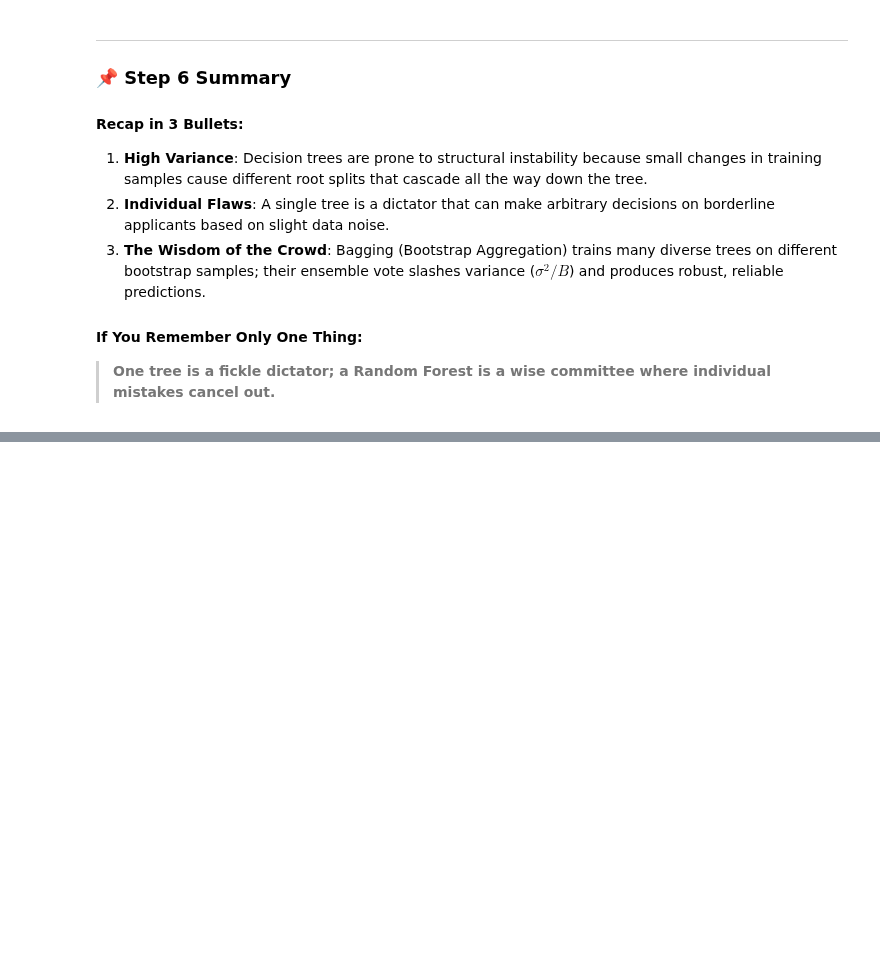
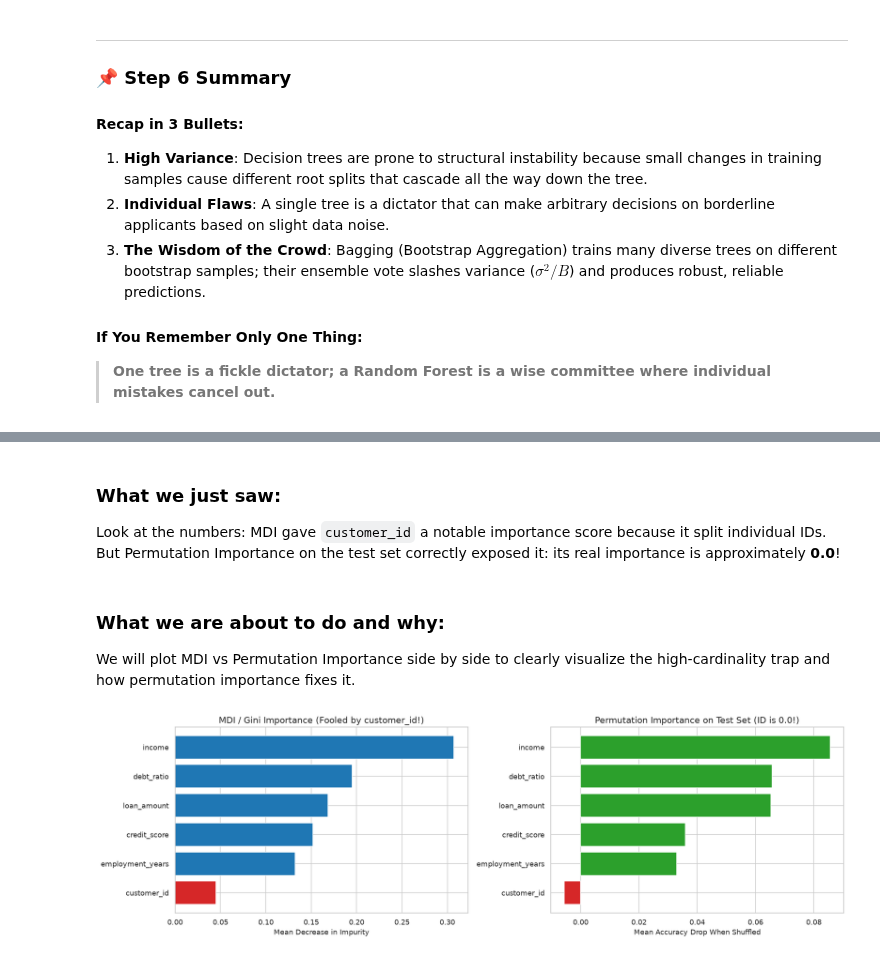
Before and after one commit to Arnav-Shrivastava/decision-trees-regression-zero-to-one, a Jupyter notebook: decision_trees_zero_to_one.ipynb, the cells around one changed output, grey strips where cells are left out. Drawn from its saved outputs; the diff is of its cells as text; code cells hidden in the pictures; blank space fills up the shorter version.

Commit message:
feat: analyze feature importance and cardinality bias

```diff
--- a/decision_trees_zero_to_one.ipynb
+++ b/decision_trees_zero_to_one.ipynb
@@ -1502,0 +1584,20 @@ The 3 trees disagreed on ~10-15% of borderline applicants! However, combining th
+# %%
+from sklearn.inspection import permutation_importance
+
+# 1. Impurity-based importance (MDI)
+mdi_importances = tree_with_id.feature_importances_
+
+# 2. Permutation-based importance on held-out test set
+perm_result = permutation_importance(
+    tree_with_id, X_te_id, y_te_id, n_repeats=10, random_state=42
+)
+perm_importances = perm_result.importances_mean
+
+# Assemble into comparison table
+feat_imp_df = pd.DataFrame({
+    "Feature": feature_cols_with_id,
+    "MDI (Impurity Importance)": mdi_importances,
+    "Permutation Importance": perm_importances
+}).sort_values(by="MDI (Impurity Importance)", ascending=False)
+
+display(feat_imp_df.round(4))
@@ -1502,0 +1612,28 @@ The 3 trees disagreed on ~10-15% of borderline applicants! However, combining th
+# %% [markdown]
+### What we just saw:
+Look at the numbers: MDI gave `customer_id` a notable importance score because it split individual IDs. But Permutation Importance on the test set correctly exposed it: its real importance is approximately **0.0**!
+# %% [markdown]
+### What we are about to do and why:
+We will plot MDI vs Permutation Importance side by side to clearly visualize the high-cardinality trap and how permutation importance fixes it.
+# %%
+fig, (ax1, ax2) = plt.subplots(1, 2, figsize=(16, 5), dpi=120)
+
+# Left: MDI (Misled by ID)
+colors_mdi = ['#d62728' if f == 'customer_id' else '#1f77b4' for f in feat_imp_df["Feature"]]
+ax1.barh(feat_imp_df["Feature"], feat_imp_df["MDI (Impurity Importance)"], color=colors_mdi)
+ax1.set_title("MDI / Gini Importance (Fooled by customer_id!)", fontsize=13)
+ax1.set_xlabel("Mean Decrease in Impurity", fontsize=11)
+ax1.invert_yaxis()
+
+# Right: Permutation Importance (Truth revealed)
+colors_perm = ['#d62728' if f == 'customer_id' else '#2ca02c' for f in feat_imp_df["Feature"]]
+ax2.barh(feat_imp_df["Feature"], feat_imp_df["Permutation Importance"], color=colors_perm)
+ax2.set_title("Permutation Importance on Test Set (ID is 0.0!)", fontsize=13)
+ax2.set_xlabel("Mean Accuracy Drop When Shuffled", fontsize=11)
+ax2.invert_yaxis()
+
+plt.tight_layout()
+plt.savefig("images/feature_importance_comparison.png", dpi=120)
+plt.show()
+# %% [output]
+[figure, added]
```
Also changed, not shown: parts of 9 cells of this notebook, 1 other file.
